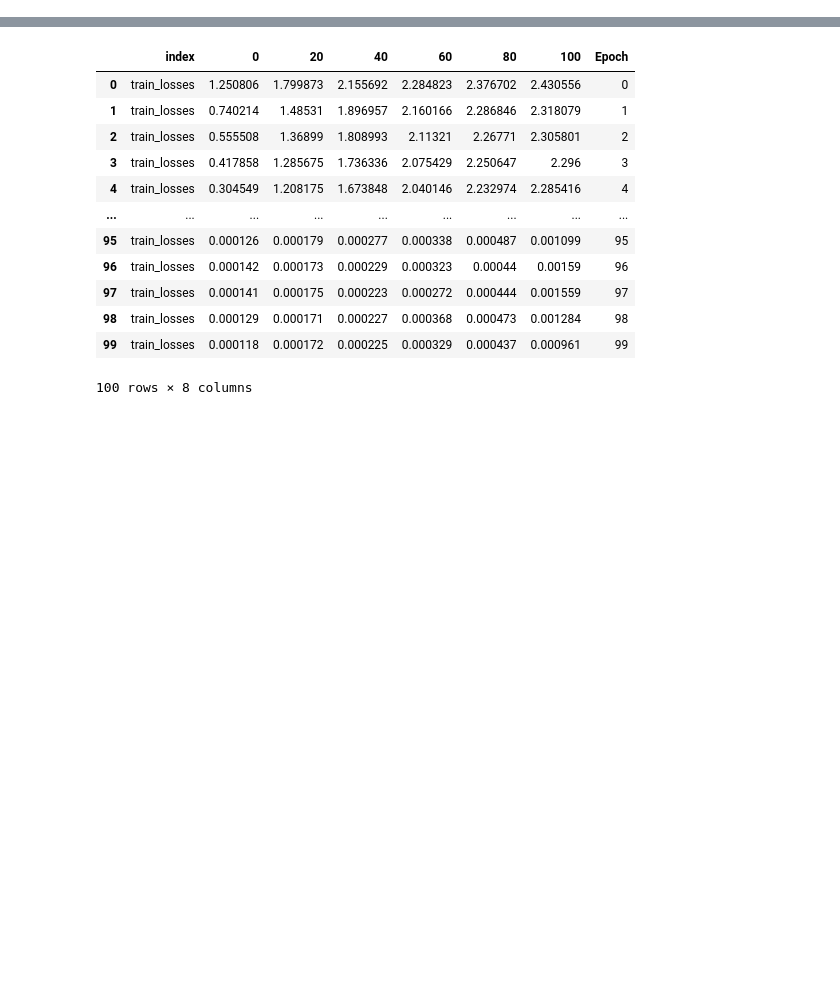
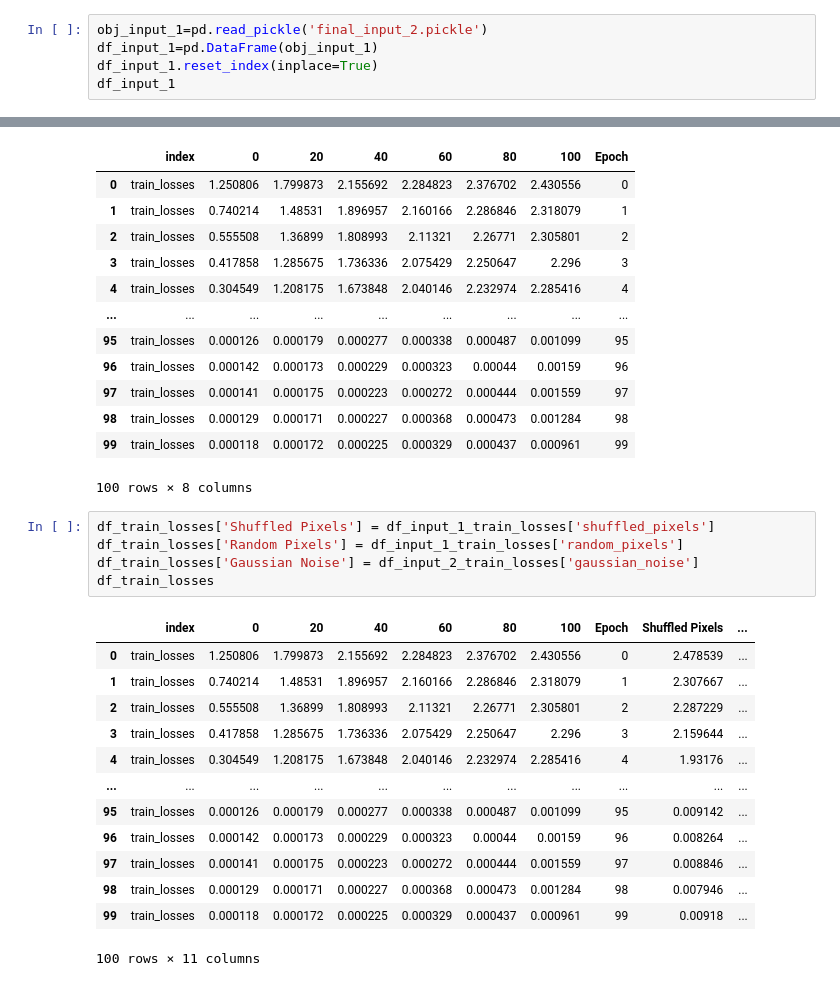
Before and after one commit to jhsilvaz13/rethinking_generalization_randomization_tests, a Jupyter notebook: src/Inception/results_inception.ipynb, the cells around one changed output, grey strips where cells are left out. Saved outputs shown, nothing was run; the diff lists cells and outputs as text; blank space fills up the shorter version.

```diff
--- a/src/Inception/results_inception.ipynb
+++ b/src/Inception/results_inception.ipynb
@@ -12,3 +12,8 @@ df_train_losses=df.iloc[:100].reset_index(drop=True)
 df_val_losses=df.iloc[100:200].reset_index(drop=True)
 df_train_accs=df.iloc[200:300].reset_index(drop=True)
 df_val_accs=df.iloc[300:400].reset_index(drop=True)
+# %%
+obj_input_1=pd.read_pickle('final_input_2.pickle')
+df_input_1=pd.DataFrame(obj_input_1)
+df_input_1.reset_index(inplace=True)
+df_input_1
@@ -29,4 +63,23 @@ df_train_losses
 | 98 | train_losses | 0.000129 | 0.000171 | 0.000227 | 0.000368 | 0.000473 | 0.001284 | 98 |
 | 99 | train_losses | 0.000118 | 0.000172 | 0.000225 | 0.000329 | 0.000437 | 0.000961 | 99 |
 100 rows × 8 columns
+# %%
+df_train_losses['Shuffled Pixels'] = df_input_1_train_losses['shuffled_pixels']
+df_train_losses['Random Pixels'] = df_input_1_train_losses['random_pixels']
+df_train_losses['Gaussian Noise'] = df_input_2_train_losses['gaussian_noise']
+df_train_losses
+# %% [output]
+|  | index | 0 | 20 | 40 | 60 | 80 | 100 | Epoch | Shuffled Pixels | ... |
+| 0 | train_losses | 1.250806 | 1.799873 | 2.155692 | 2.284823 | 2.376702 | 2.430556 | 0 | 2.478539 | ... |
+| 1 | train_losses | 0.740214 | 1.48531 | 1.896957 | 2.160166 | 2.286846 | 2.318079 | 1 | 2.307667 | ... |
+| 2 | train_losses | 0.555508 | 1.36899 | 1.808993 | 2.11321 | 2.26771 | 2.305801 | 2 | 2.287229 | ... |
+| 3 | train_losses | 0.417858 | 1.285675 | 1.736336 | 2.075429 | 2.250647 | 2.296 | 3 | 2.159644 | ... |
+| 4 | train_losses | 0.304549 | 1.208175 | 1.673848 | 2.040146 | 2.232974 | 2.285416 | 4 | 1.93176 | ... |
+| ... | ... | ... | ... | ... | ... | ... | ... | ... | ... | ... |
+| 95 | train_losses | 0.000126 | 0.000179 | 0.000277 | 0.000338 | 0.000487 | 0.001099 | 95 | 0.009142 | ... |
+| 96 | train_losses | 0.000142 | 0.000173 | 0.000229 | 0.000323 | 0.00044 | 0.00159 | 96 | 0.008264 | ... |
+| 97 | train_losses | 0.000141 | 0.000175 | 0.000223 | 0.000272 | 0.000444 | 0.001559 | 97 | 0.008846 | ... |
+| 98 | train_losses | 0.000129 | 0.000171 | 0.000227 | 0.000368 | 0.000473 | 0.001284 | 98 | 0.007946 | ... |
+| 99 | train_losses | 0.000118 | 0.000172 | 0.000225 | 0.000329 | 0.000437 | 0.000961 | 99 | 0.00918 | ... |
+100 rows × 11 columns
 # %%
```
Also changed, not shown: parts of 7 cells of this notebook, 13 other files.
